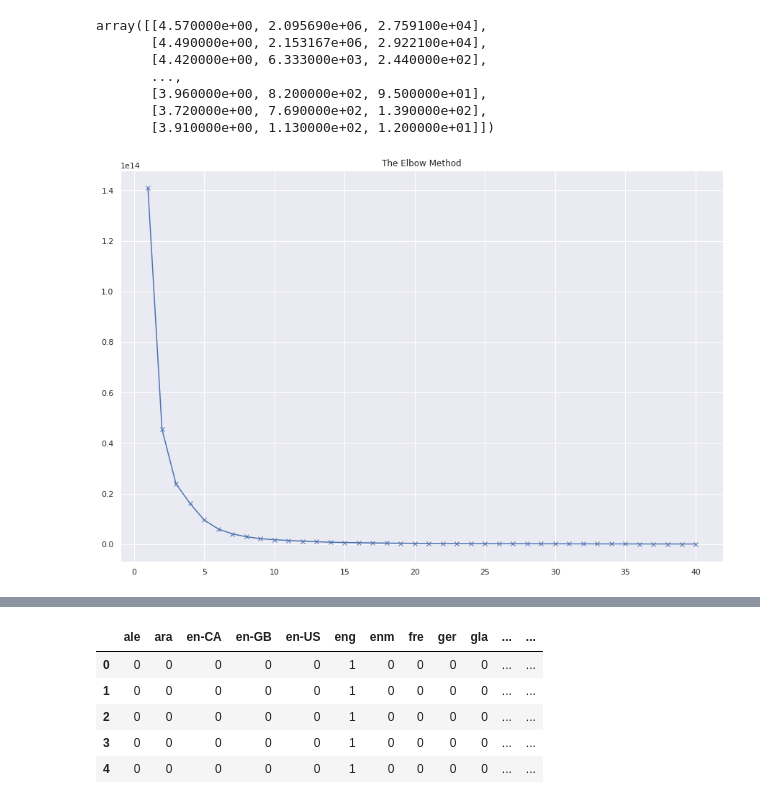
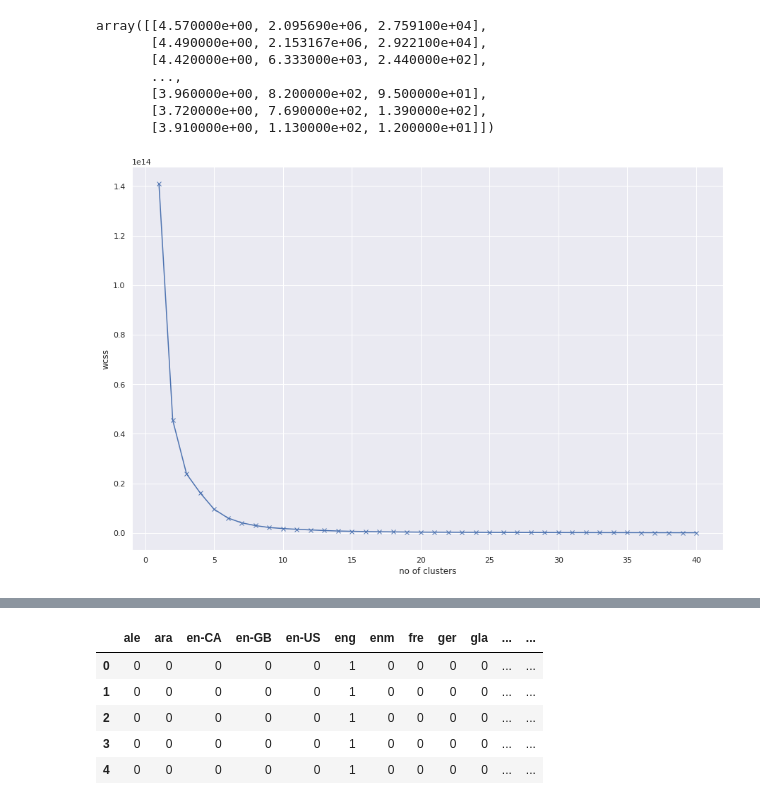
Before and after one commit to khalidelboray/ML_Course, a Jupyter notebook: last_task.ipynb, the cells around one changed output, grey strips where cells are left out. Saved outputs shown, nothing was run; the diff lists cells and outputs as text; code cells hidden in the pictures.

```diff
--- a/last_task.ipynb
+++ b/last_task.ipynb
@@ -412,12 +412,11 @@ for cluster in range(1,41):
 # %%
 plt.figure(figsize=(15, 10))
 plt.plot(range(1,41), score, 'bx-')
-plt.title('The Elbow Method')
-# plt.xlabel('no of clusters')
-# plt.ylabel('wcss')
+plt.xlabel('no of clusters')
+plt.ylabel('wcss')
 plt.show()
 # %% [output]
-[figure, old version]
+[figure, new version]
 # %%
 rating_between_df = new_df['rating_between'].str.get_dummies(sep=",")
 rating_between_df.head()
```
Also changed, not shown: parts of 7 cells of this notebook.
